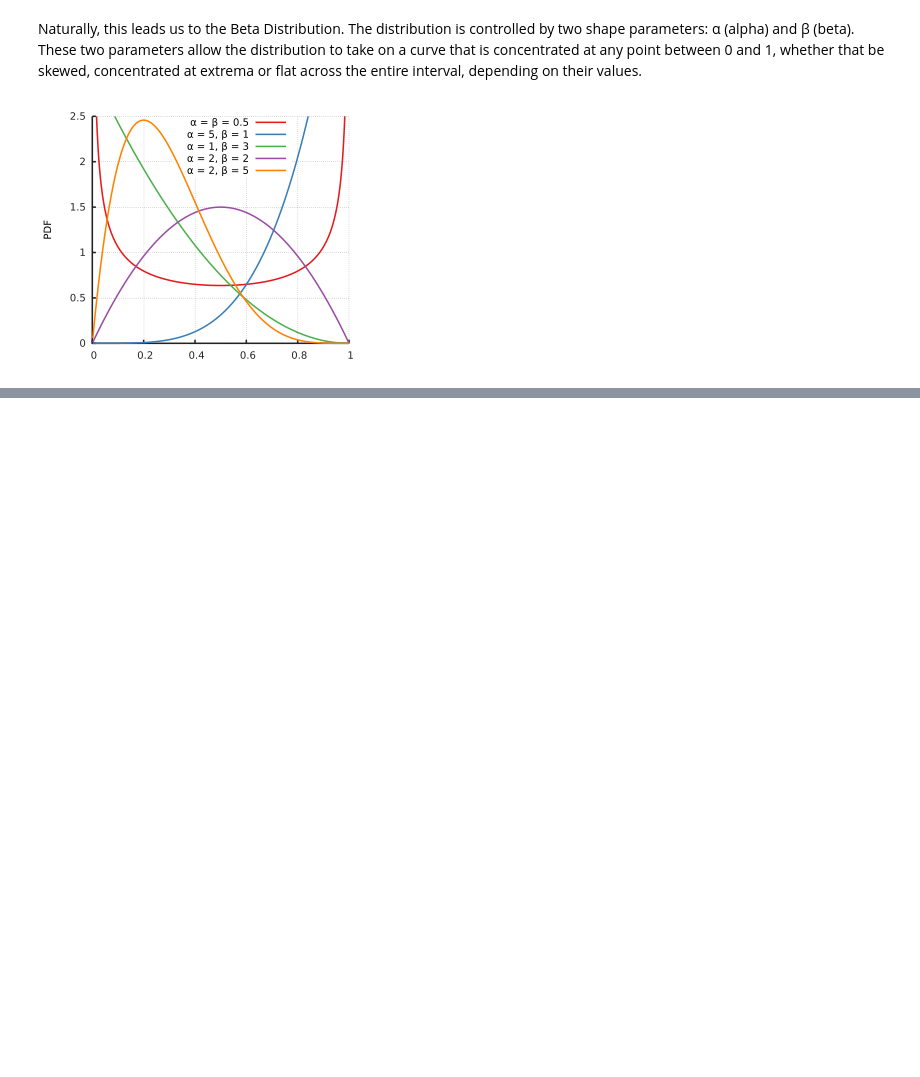
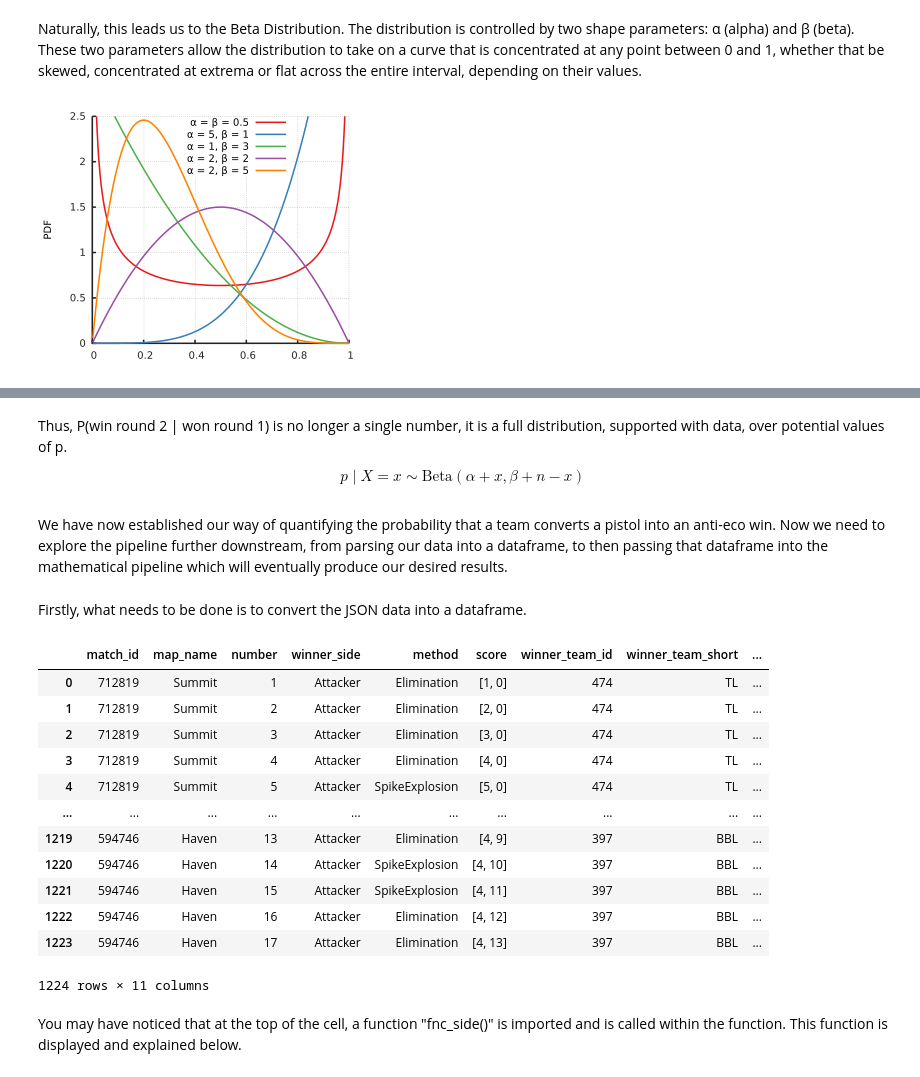
Before and after one commit to rocoroza11/vltmatchwinrateprobability, a Jupyter notebook: vltmatchwinrate.ipynb, the cells around one changed output, grey strips where cells are left out. Drawn from its saved outputs; the diff is of its cells as text; code cells hidden in the pictures; blank space fills up the shorter version.

```diff
--- a/vltmatchwinrate.ipynb
+++ b/vltmatchwinrate.ipynb
@@ -24,7 +24,7 @@ import json
 from dataclasses import asdict
 
 # insert team-specific VLR ID
-team_id =
+team_id = 2593
 
 team = vlr.teams.info(team_id=team_id)
 completed = vlr.teams.completed_matches(team_id=team_id, limit=12)
@@ -175,0 +186,77 @@ The combination of both the Beta and Binomial distributions is called the Beta-B
+# %% [markdown]
+Thus, P(win round 2 | won round 1) is no longer a single number, it is a full distribution, supported with data, over potential values of p.
+
+$$
+p \mid X=x \sim \mathrm{Beta}(\alpha+x,\beta+n-x)
+$$
+# %% [markdown]
+We have now established our way of quantifying the probability that a team converts a pistol into an anti-eco win. Now we need to explore the pipeline further downstream, from parsing our data into a dataframe, to then passing that dataframe into the mathematical pipeline which will eventually produce our desired results.
+# %% [markdown]
+Firstly, what needs to be done is to convert the JSON data into a dataframe.
+# %%
+from src.pipeline.pandasfile import fnc_side
+
+def load_rounds_dataframe_example(json_path="rounds_raw.json"):
+
+    """
+    Load round details from a JSON file and return them as a flattened Pandas DataFrame.
+
+    Parameters:
+        json_path (str): Path to the input JSON file.
+
+    Returns:
+        pd.DataFrame: DataFrame containing parsed round data.
+    """
+
+    # Load and parse the raw JSON file
+    with open(json_path, "r", encoding="utf-8") as f:
+        data = json.load(f)
+
+    # Extract team identifiers to use for comparisons
+    team_tag = data["team_tag"]
+    team_id = data["team_id"]
+    rows = []
+
+    # Iterate through nested hierarchy: matches -> maps -> rounds
+    for match in data["matches"]:
+        for map_data in match["maps"]:
+            for r in map_data["rounds"]:
+
+                # Construct base row dictionary with match, map, and round data
+                row = {
+                    "match_id": match["match_id"],
+                    "map_name": map_data["map_name"],
+                    **r,  # Merge round details (number, winner_team_short, method, score, etc.)
+                }
+
+                # Check if FNC won
+                row["won_by_queried_team"] = (
+                    r.get("winner_team_short") == team_tag
+                )
+                row["fnc_side"] = fnc_side(
+                    r, team_id
+                )  # Determine side (ATK/DEF) for the target team
+
+                rows.append(row)
+
+    # Convert the list of parsed dictionaries into a DataFrame
+    return pd.DataFrame(rows)
+
+displayed_df = load_rounds_dataframe("src/rounds_raw.json")
+displayed_df
+# %% [output]
+|  | match_id | map_name | number | winner_side | method | score | winner_team_id | winner_team_short | ... |
+| 0 | 712819 | Summit | 1 | Attacker | Elimination | [1, 0] | 474 | TL | ... |
+| 1 | 712819 | Summit | 2 | Attacker | Elimination | [2, 0] | 474 | TL | ... |
+| 2 | 712819 | Summit | 3 | Attacker | Elimination | [3, 0] | 474 | TL | ... |
+| 3 | 712819 | Summit | 4 | Attacker | Elimination | [4, 0] | 474 | TL | ... |
+| 4 | 712819 | Summit | 5 | Attacker | SpikeExplosion | [5, 0] | 474 | TL | ... |
+| ... | ... | ... | ... | ... | ... | ... | ... | ... | ... |
+| 1219 | 594746 | Haven | 13 | Attacker | Elimination | [4, 9] | 397 | BBL | ... |
+| 1220 | 594746 | Haven | 14 | Attacker | SpikeExplosion | [4, 10] | 397 | BBL | ... |
+| 1221 | 594746 | Haven | 15 | Attacker | SpikeExplosion | [4, 11] | 397 | BBL | ... |
+| 1222 | 594746 | Haven | 16 | Attacker | Elimination | [4, 12] | 397 | BBL | ... |
+| 1223 | 594746 | Haven | 17 | Attacker | Elimination | [4, 13] | 397 | BBL | ... |
+1224 rows × 11 columns
+# %% [markdown]
+You may have noticed that at the top of the cell, a function "fnc_side()" is imported and is called within the function. This function is displayed and explained below.
```
Also changed, not shown: parts of 10 cells of this notebook, 24 other files.
